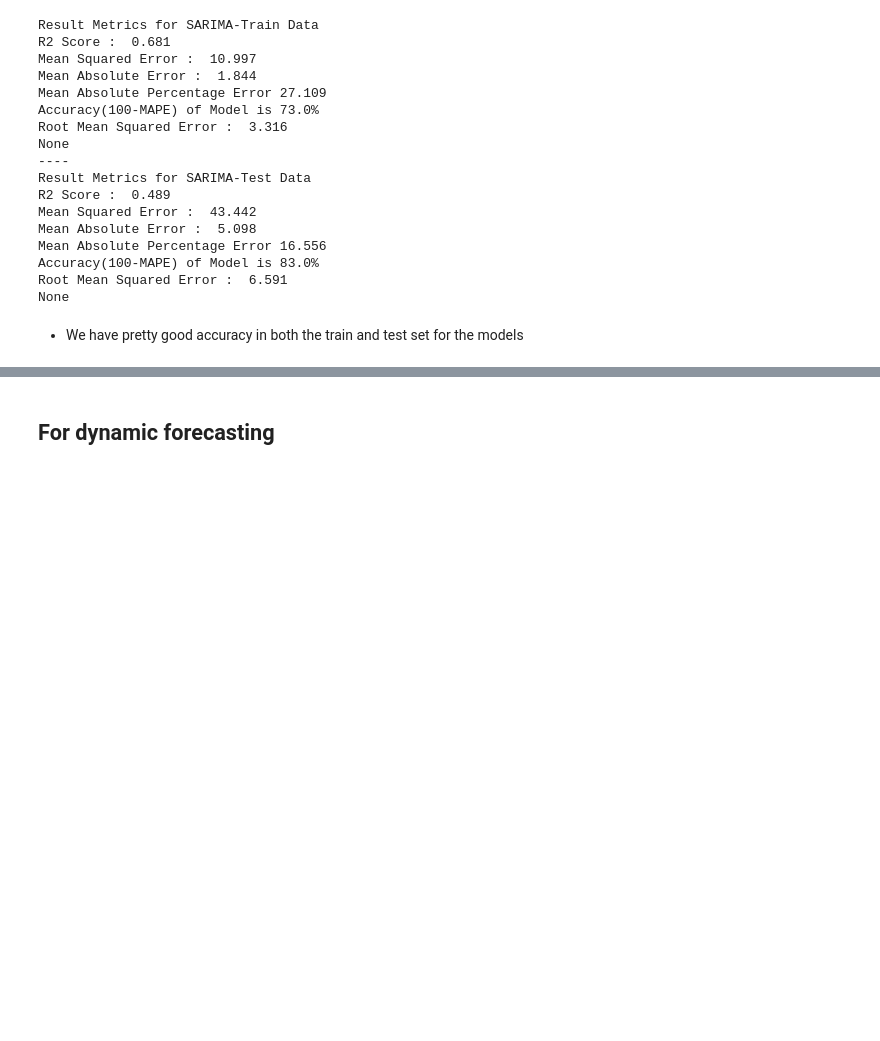
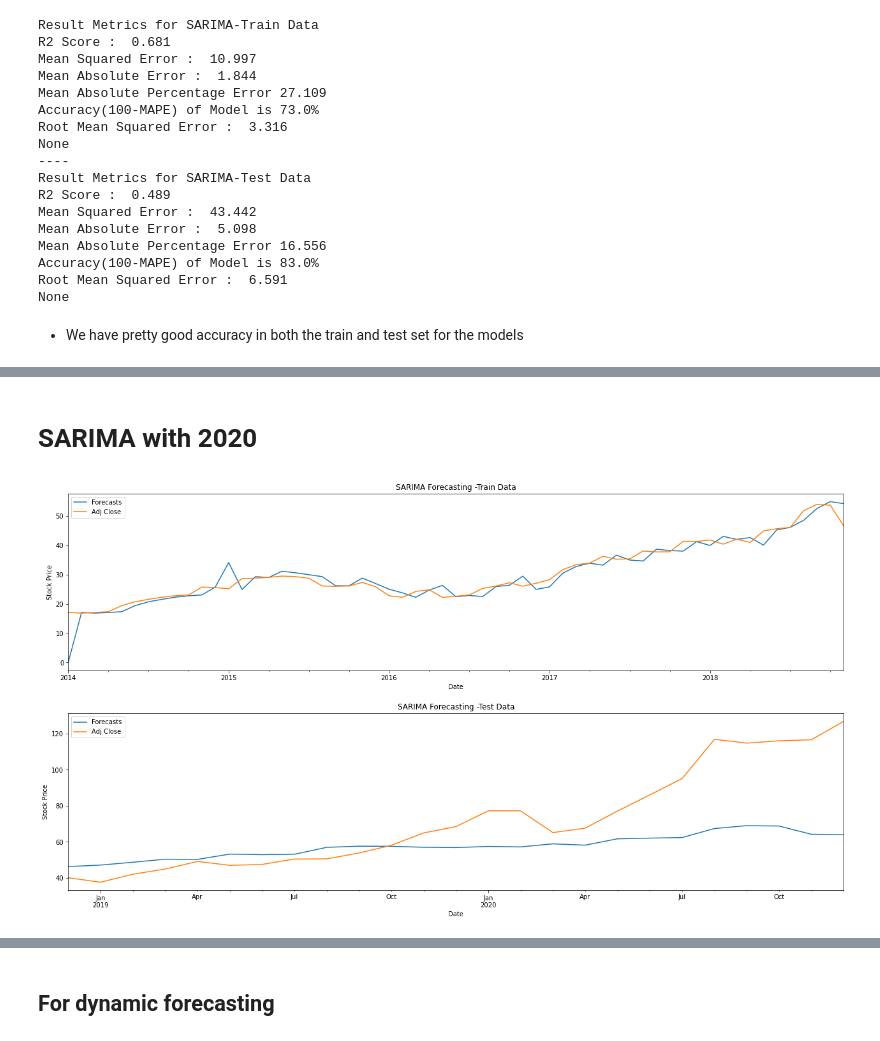
Before and after one commit to RipPhillip/Time-Series-Analysis, a Jupyter notebook: Apple.ipynb, the cells around one changed output, grey strips where cells are left out. Cells and saved outputs as stored; diff of their text form; code cells hidden in the pictures; blank space fills up the shorter version.

Commit message:
Sarima fixed

```diff
--- a/Apple.ipynb
+++ b/Apple.ipynb
@@ -590,0 +565,27 @@ Warnings:
+# %% [markdown]
+# SARIMA with 2020
+# %%
+test_y = y.loc['2018-12-31':'2020-12-31']
+train_y = y.loc['2014-01-31':'2018-11-30']
+# %%
+model = sm.tsa.SARIMAX(train_y,order=(1,1,0),seasonal_order=(1,1,0,12))
+results=model.fit()
+forecasts_train = results.predict(start='2014-01-31',end='2018-11-30')
+forecasts_test = results.predict(start='2018-12-31',end='2020-12-31')
+# %%
+fig,(ax1,ax2) = plt.subplots(2,figsize=(18,10))
+
+forecasts_train.plot(label='Forecasts',ax=ax1,title='SARIMA Forecasting -Train Data')
+train_y.plot(label='Actual',ax=ax1)
+ax1.set_ylabel('Stock Price')
+
+forecasts_test.plot(label='Forecasts',ax=ax2,title='SARIMA Forecasting -Test Data')
+test_y.plot(label='Actual',ax=ax2)
+ax2.set_ylabel('Stock Price')
+
+ax1.legend()
+ax2.legend()
+plt.tight_layout(pad=2)
+plt.savefig('images/sarima_2020.png')
+# %% [output]
+[figure, added]
```
Also changed, not shown: parts of 13 cells of this notebook, 7 other files.
